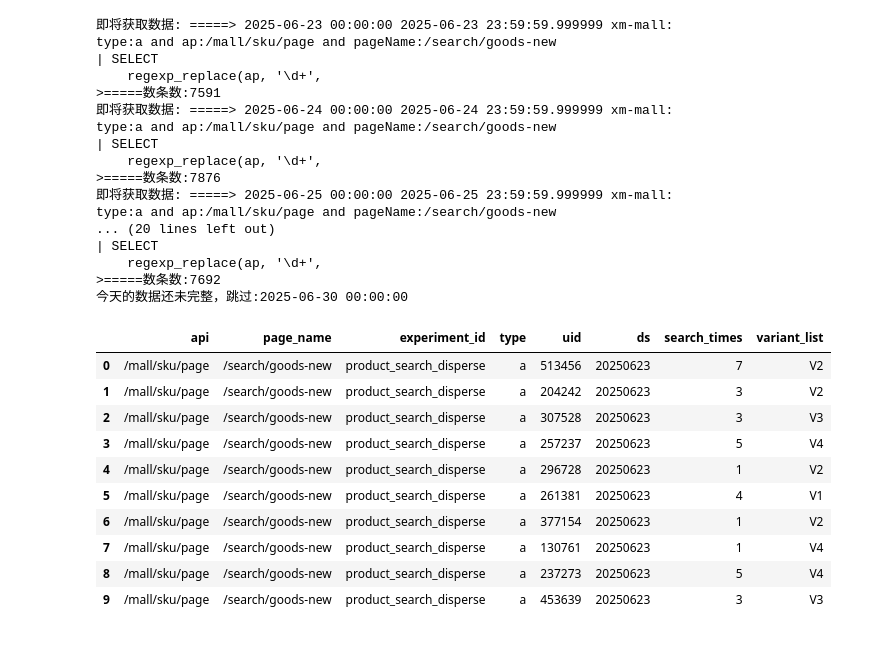
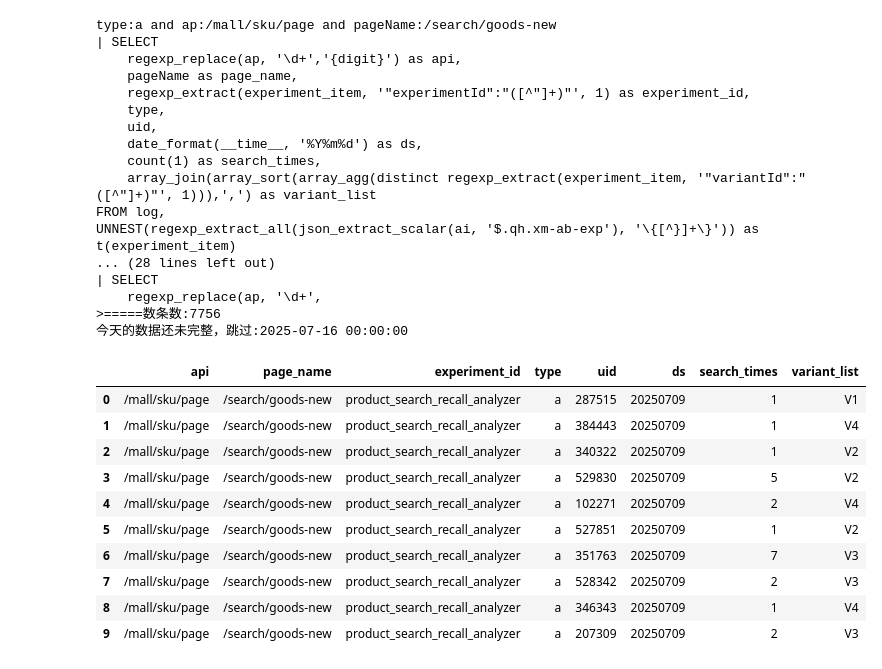
Before and after one commit to chrisptang/aliyun-devops, a Jupyter notebook: 搜索打散AB实验数据分析.ipynb, the cells around one changed output. Saved outputs shown, nothing was run; the diff lists cells and outputs as text; code cells hidden in the pictures.

```diff
--- a/搜索打散AB实验数据分析.ipynb
+++ b/搜索打散AB实验数据分析.ipynb
@@ -0,0 +1,3 @@
+# %%
+EXPERIMENTAL_ID="product_search_recall_analyzer"
+START_DATE="2025-07-09"
@@ -136,11 +164,12 @@ type:a and ap:/mall/sku/page and pageName:/search/goods-new
     array_join(array_sort(array_agg(distinct regexp_extract(experiment_item, '"variantId":"([^"]+)"', 1))),',') as variant_list
 FROM log,
 UNNEST(regexp_extract_all(json_extract_scalar(ai, '$.qh.xm-ab-exp'), '\{{[^}}]+\}}')) as t(experiment_item)
-WHERE experiment_item LIKE '%"experimentId":"product_search_disperse"%'
+WHERE experiment_item LIKE '%"experimentId":"{EXPERIMENTAL_ID}"%'
 GROUP BY 1,2,3,4,5,6
 LIMIT 1000000
 """
     # 设置查询的起始时间和结束时间
+    print(query)
     from_time = day.replace(hour=0, minute=0, second=0, microsecond=0)
     to_time = day.replace(hour=23, minute=59, second=59, microsecond=999999)
     # 从SLS获取数据
@@ -170,57 +199,57 @@ LIMIT 1000000
 
 
 # 创建一个空的DataFrame来存储所有日期的用户变体数据
 all_user_variant_df = pd.DataFrame()
 # 设置起始日期和结束日期
-start_date = datetime(2025, 6, 23)
+start_date = datetime.strptime(START_DATE, "%Y-%m-%d")
 end_date = datetime.now()
 # 从起始日期开始循环，直到结束日期
 current_date = start_date
 while current_date <= end_date:
     # 检查是否是今天
     is_today = current_date.strftime("%Y%m%d") == end_date.strftime("%Y%m%d")
     # 如果是今天,则跳过，因为今天的数据可能不完整
     if is_today:
         print(f"今天的数据还未完整，跳过:{current_date}")
         break
     # 获取当前日期的用户变体数据
     df = get_user_variant_of_date_from_sls(current_date, check_if_local_exist=True)
     # 将当前日期的数据添加到总的DataFrame中
     all_user_variant_df = pd.concat([all_user_variant_df, df], ignore_index=True)
     # 日期增加一天
     current_date += timedelta(days=1)
 
 # 显示前10行数据
 all_user_variant_df.head(10)
 # %% [output]
-即将获取数据: =====> 2025-06-23 00:00:00 2025-06-23 23:59:59.999999 xm-mall:
 type:a and ap:/mall/sku/page and pageName:/search/goods-new
 | SELECT
-    regexp_replace(ap, '\d+',
->=====数条数:7591
-即将获取数据: =====> 2025-06-24 00:00:00 2025-06-24 23:59:59.999999 xm-mall:
-type:a and ap:/mall/sku/page and pageName:/search/goods-new
+    regexp_replace(ap, '\d+','{digit}') as api,
+    pageName as page_name,
+    regexp_extract(experiment_item, '"experimentId":"([^"]+)"', 1) as experiment_id,
+    type,
+    uid,
+    date_format(__time__, '%Y%m%d') as ds,
+    count(1) as search_times,
+    array_join(array_sort(array_agg(distinct regexp_extract(experiment_item, '"variantId":"([^"]+)"', 1))),',') as variant_list
+FROM log,
+UNNEST(regexp_extract_all(json_extract_scalar(ai, '$.qh.xm-ab-exp'), '\{[^}]+\}')) as t(experiment_item)
+... (28 lines left out)
 | SELECT
     regexp_replace(ap, '\d+',
->=====数条数:7876
-即将获取数据: =====> 2025-06-25 00:00:00 2025-06-25 23:59:59.999999 xm-mall:
-type:a and ap:/mall/sku/page and pageName:/search/goods-new
-... (20 lines left out)
-| SELECT
-    regexp_replace(ap, '\d+',
->=====数条数:7692
-今天的数据还未完整，跳过:2025-06-30 00:00:00
+>=====数条数:7756
+今天的数据还未完整，跳过:2025-07-16 00:00:00
 |  | api | page_name | experiment_id | type | uid | ds | search_times | variant_list |
-| 0 | /mall/sku/page | /search/goods-new | product_search_disperse | a | 513456 | 20250623 | 7 | V2 |
-| 1 | /mall/sku/page | /search/goods-new | product_search_disperse | a | 204242 | 20250623 | 3 | V2 |
-| 2 | /mall/sku/page | /search/goods-new | product_search_disperse | a | 307528 | 20250623 | 3 | V3 |
-| 3 | /mall/sku/page | /search/goods-new | product_search_disperse | a | 257237 | 20250623 | 5 | V4 |
-| 4 | /mall/sku/page | /search/goods-new | product_search_disperse | a | 296728 | 20250623 | 1 | V2 |
-| 5 | /mall/sku/page | /search/goods-new | product_search_disperse | a | 261381 | 20250623 | 4 | V1 |
-| 6 | /mall/sku/page | /search/goods-new | product_search_disperse | a | 377154 | 20250623 | 1 | V2 |
-| 7 | /mall/sku/page | /search/goods-new | product_search_disperse | a | 130761 | 20250623 | 1 | V4 |
-| 8 | /mall/sku/page | /search/goods-new | product_search_disperse | a | 237273 | 20250623 | 5 | V4 |
-| 9 | /mall/sku/page | /search/goods-new | product_search_disperse | a | 453639 | 20250623 | 3 | V3 |
+| 0 | /mall/sku/page | /search/goods-new | product_search_recall_analyzer | a | 287515 | 20250709 | 1 | V1 |
+| 1 | /mall/sku/page | /search/goods-new | product_search_recall_analyzer | a | 384443 | 20250709 | 1 | V4 |
+| 2 | /mall/sku/page | /search/goods-new | product_search_recall_analyzer | a | 340322 | 20250709 | 1 | V2 |
+| 3 | /mall/sku/page | /search/goods-new | product_search_recall_analyzer | a | 529830 | 20250709 | 5 | V2 |
+| 4 | /mall/sku/page | /search/goods-new | product_search_recall_analyzer | a | 102271 | 20250709 | 2 | V4 |
+| 5 | /mall/sku/page | /search/goods-new | product_search_recall_analyzer | a | 527851 | 20250709 | 1 | V2 |
+| 6 | /mall/sku/page | /search/goods-new | product_search_recall_analyzer | a | 351763 | 20250709 | 7 | V3 |
+| 7 | /mall/sku/page | /search/goods-new | product_search_recall_analyzer | a | 528342 | 20250709 | 2 | V3 |
+| 8 | /mall/sku/page | /search/goods-new | product_search_recall_analyzer | a | 346343 | 20250709 | 1 | V4 |
+| 9 | /mall/sku/page | /search/goods-new | product_search_recall_analyzer | a | 207309 | 20250709 | 2 | V3 |
 # %%
 import pandasql
 stats=pandasql.sqldf("""select ds,variant_list,count(distinct uid) unique_user
```
Also changed, not shown: parts of 16 cells of this notebook.
